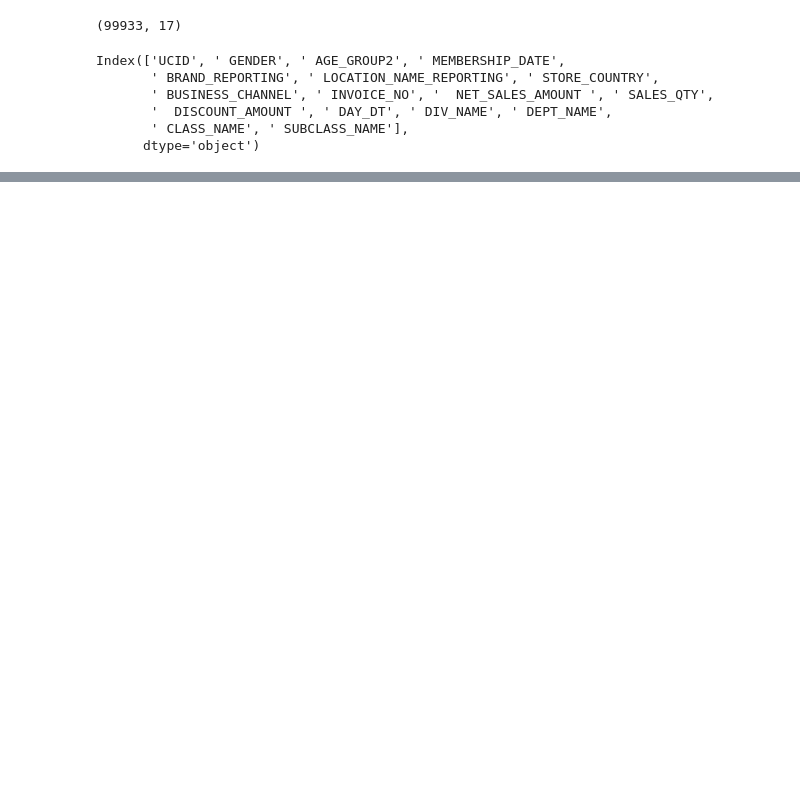
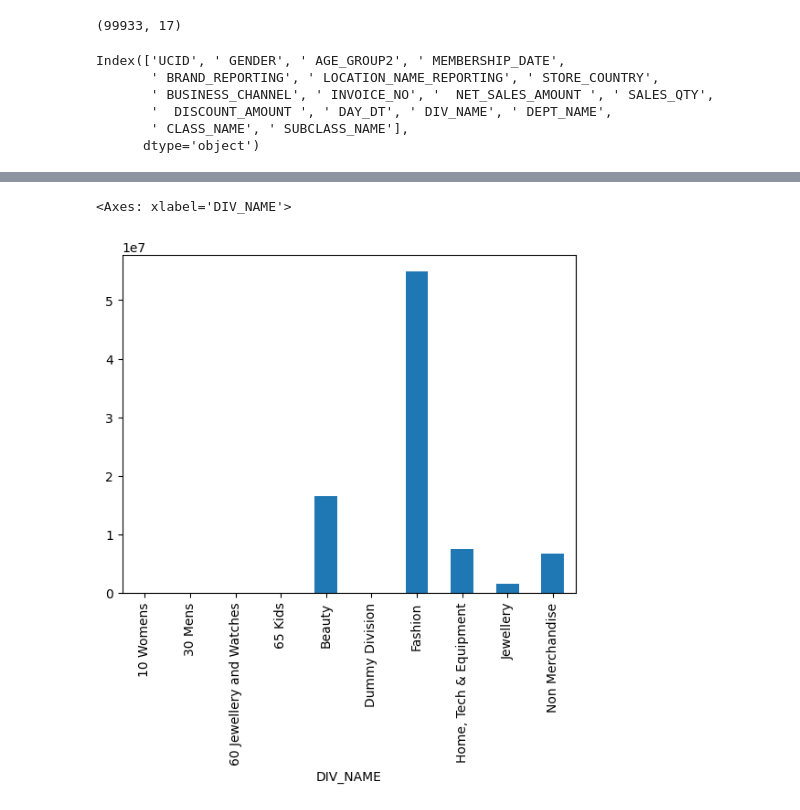
Before and after one commit to maheshpeiris0/customer_behaviour_analysis, a Jupyter notebook: data_analysis.ipynb, the cells around one changed output, grey strips where cells are left out. Drawn from its saved outputs; the diff is of its cells as text; code cells hidden in the pictures; blank space fills up the shorter version.

```diff
--- a/data_analysis.ipynb
+++ b/data_analysis.ipynb
@@ -56,0 +99,5 @@ Name:   NET_SALES_AMOUNT , dtype: object
+# %%
+df.groupby('DIV_NAME')['NET_SALES_AMOUNT'].sum().plot(kind='bar')
+# %% [output]
+<Axes: xlabel='DIV_NAME'>
+[figure, added]
```
Also changed, not shown: parts of 8 cells of this notebook.
